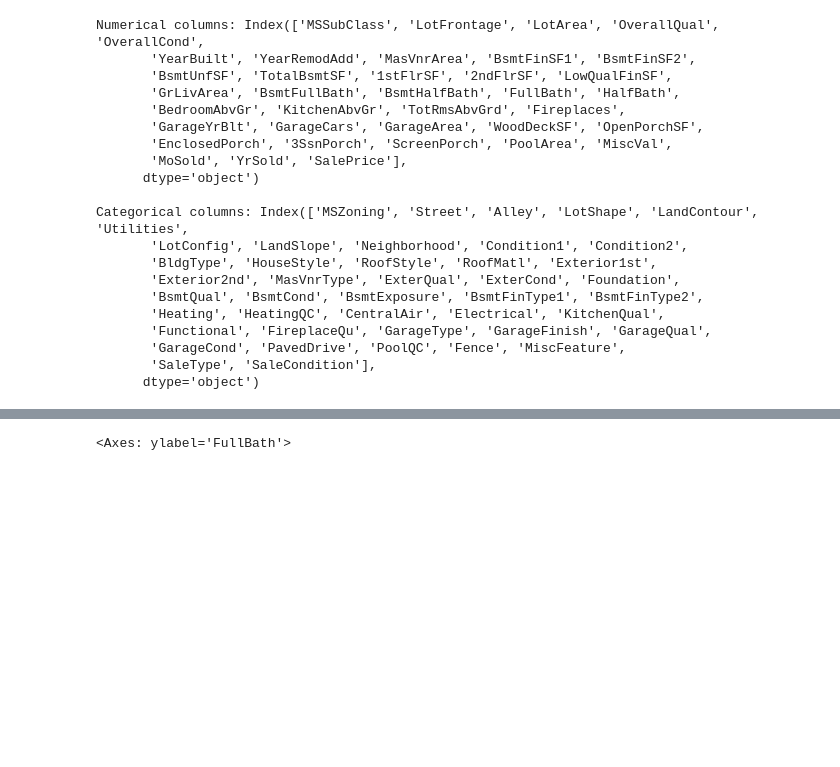
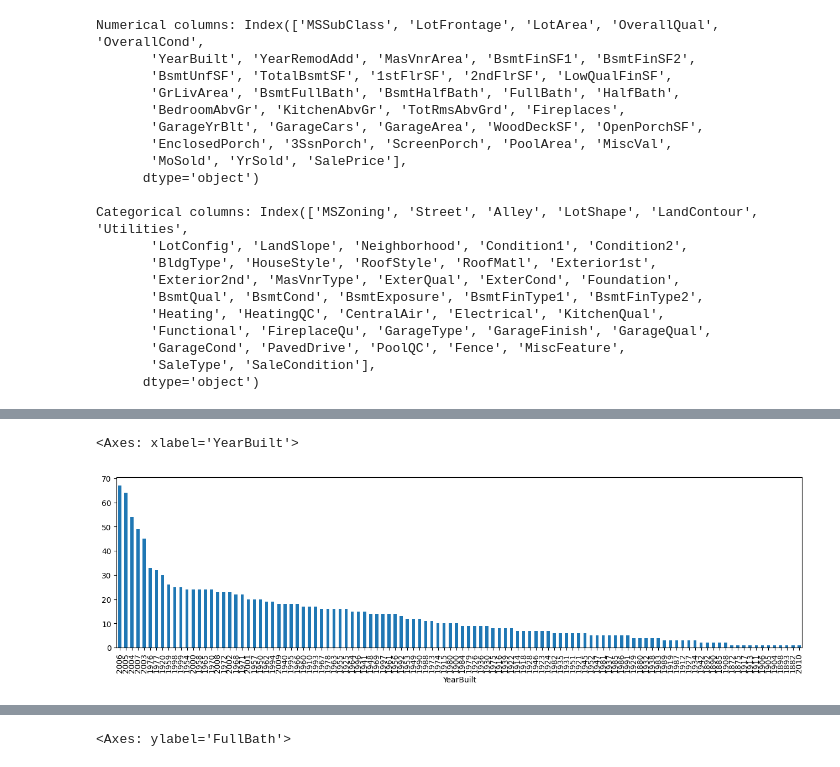
Before and after one commit to andrescastro-itm/AI_ITM, a Jupyter notebook: Clase 2/EDA.ipynb, the cells around one changed output, grey strips where cells are left out. Drawn from its saved outputs; the diff is of its cells as text; code cells hidden in the pictures; blank space fills up the shorter version.

```diff
--- a/Clase 2/EDA.ipynb
+++ b/Clase 2/EDA.ipynb
@@ -166,0 +197,6 @@ sns.heatmap(mat_corr, annot = True, ax = ax, linewidths= .1, annot_kws={"fontsiz
+# %%
+fig, ax = plt.subplots(figsize=(16,4))
+df['YearBuilt'].sort_values().value_counts().plot.bar(ax = ax)
+# %% [output]
+<Axes: xlabel='YearBuilt'>
+[figure, added]
```
Also changed, not shown: parts of 33 cells of this notebook.
